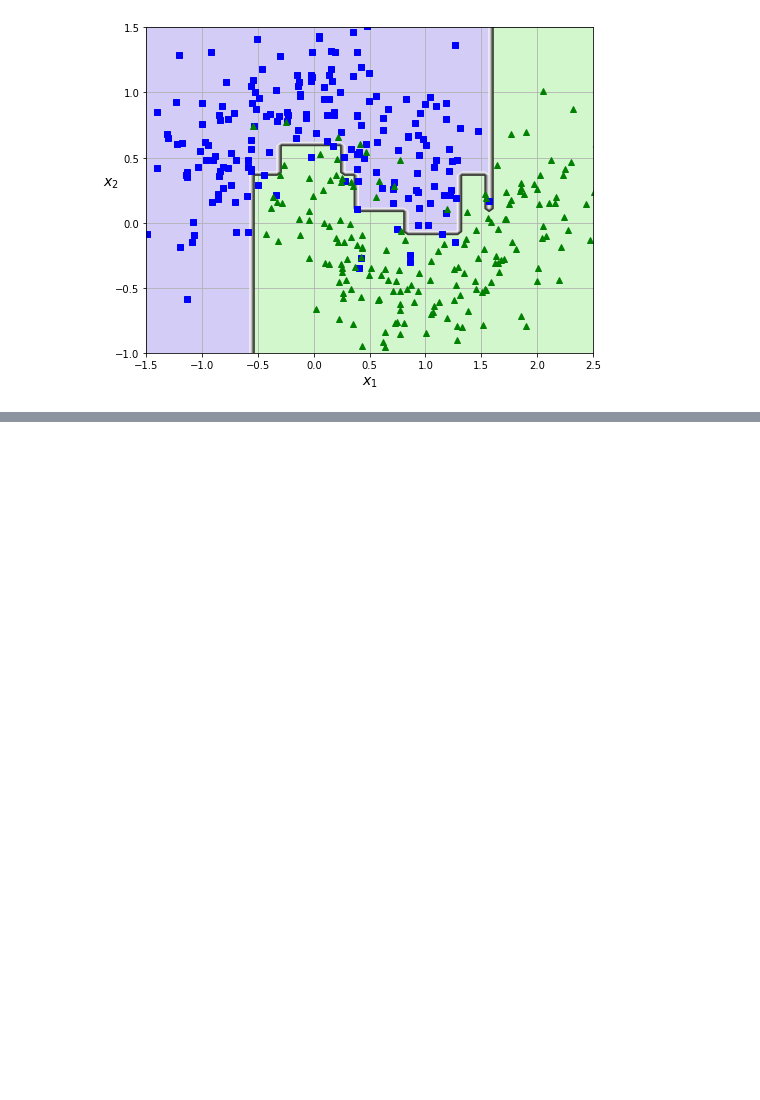
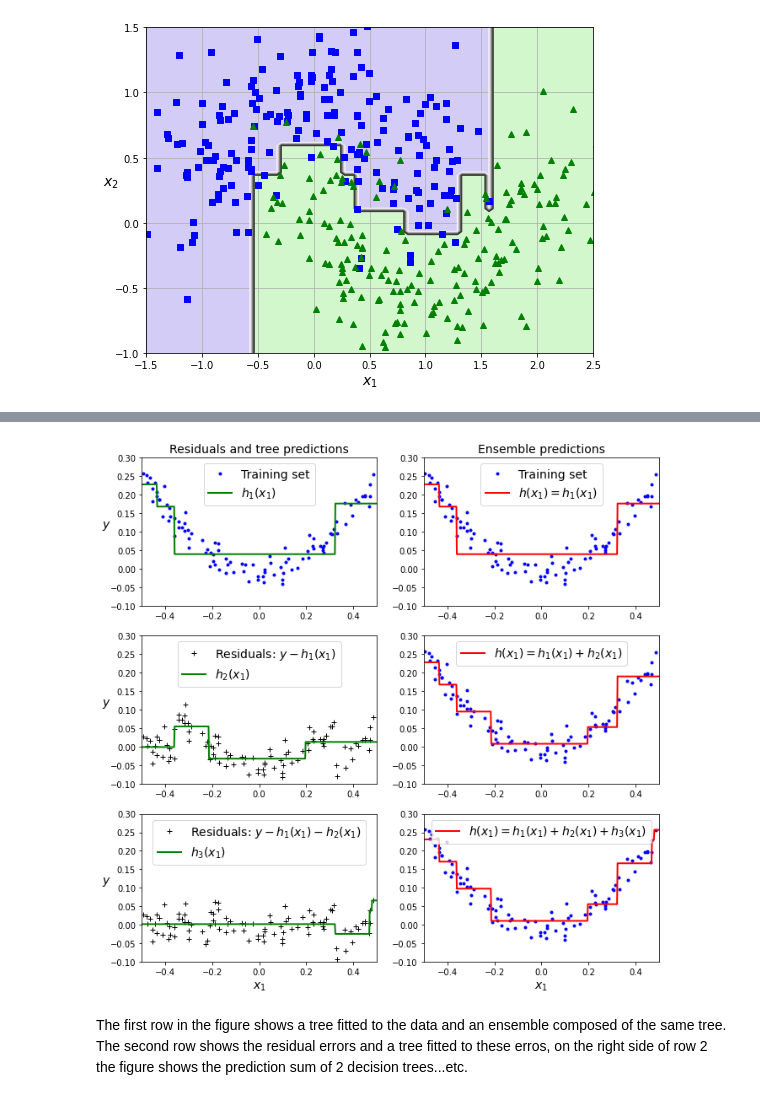
Before and after one commit to aseddin/F22_ECE4715, a Jupyter notebook: 10_ensemble_learning.ipynb, the cells around one changed output, grey strips where cells are left out. Cells and saved outputs as stored; diff of their text form; code cells hidden in the pictures; blank space fills up the shorter version.

```diff
--- a/10_ensemble_learning.ipynb
+++ b/10_ensemble_learning.ipynb
@@ -527,0 +608,41 @@ plt.show()
+# %%
+# plot residuals and tree predictions and the ensemble predictions
+
+plt.figure(figsize=(11, 11))
+axes = [-0.5, 0.5, -0.1, 0.3]
+
+plt.subplot(3, 2, 1)
+plot_reg_predictions([tree_reg1], X, y, axes=axes, style="g-",
+                     label="$h_1(x_1)$", data_label="Training set")
+plt.ylabel("$y$",  rotation=0)
+plt.title("Residuals and tree predictions")
+
+plt.subplot(3, 2, 2)
+plot_reg_predictions([tree_reg1], X, y, axes=axes, style="r-",
+                     label="$h(x_1) = h_1(x_1)$", data_label="Training set")
+plt.title("Ensemble predictions")
+
+plt.subplot(3, 2, 3)
+plot_reg_predictions([tree_reg2], X, y2, axes=axes, style="g-", data_style="k+",
+                     label="$h_2(x_1)$", data_label="Residuals: $y - h_1(x_1)$")
+plt.ylabel("$y$",  rotation=0)
+
+plt.subplot(3, 2, 4)
+plot_reg_predictions([tree_reg1, tree_reg2], X, y, axes=axes, style="r-",
+                     label="$h(x_1) = h_1(x_1) + h_2(x_1)$")
+
+plt.subplot(3, 2, 5)
+plot_reg_predictions([tree_reg3], X, y3, axes=axes, style="g-", data_style="k+",
+                     label="$h_3(x_1)$", data_label="Residuals: $y - h_1(x_1) - h_2(x_1)$")
+plt.ylabel("$y$",  rotation=0)
+plt.xlabel("$x_1$")
+
+plt.subplot(3, 2, 6)
+plot_reg_predictions([tree_reg1, tree_reg2, tree_reg3], X, y, axes=axes, style="r-",
+                     label="$h(x_1) = h_1(x_1) + h_2(x_1) + h_3(x_1)$")
+plt.xlabel("$x_1$")
+plt.show()
+# %% [output]
+[figure, added]
+# %% [markdown]
+The first row in the figure shows a tree fitted to the data and an ensemble composed of the same tree. The second row shows the residual errors and a tree fitted to these erros, on the right side of row 2 the figure shows the prediction sum of 2 decision trees...etc.
```
Also changed, not shown: parts of 37 cells of this notebook.
